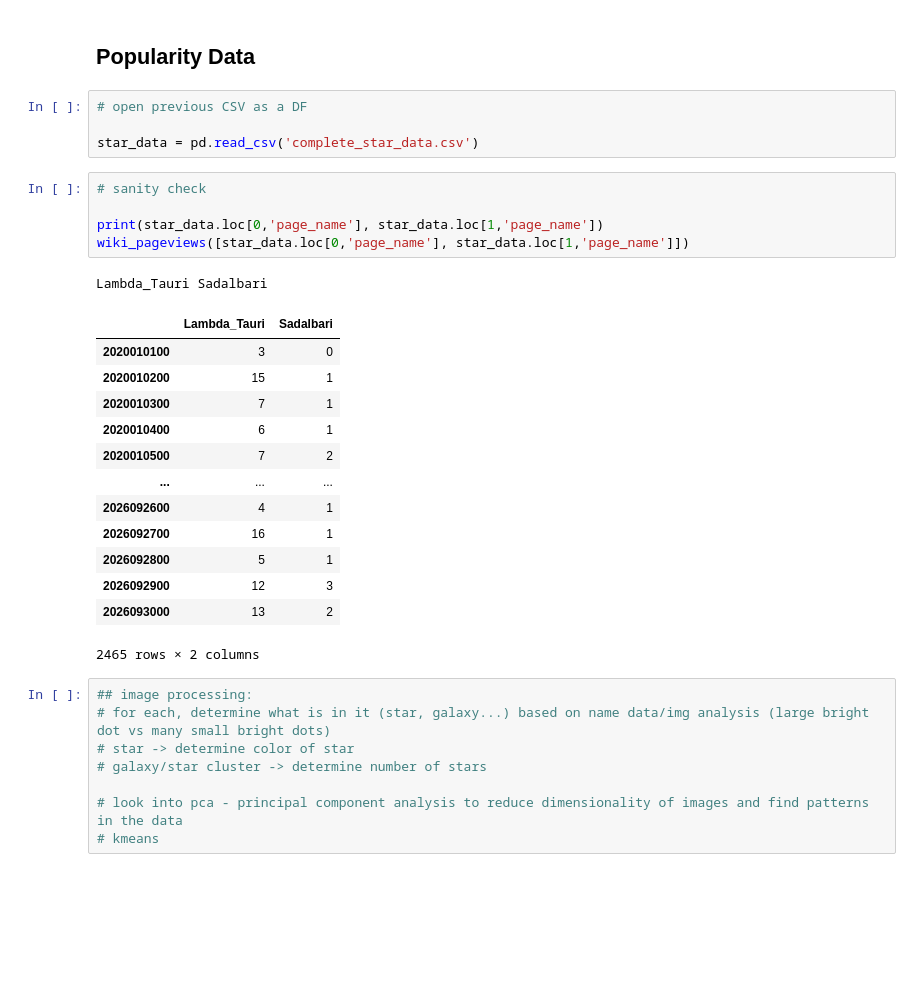
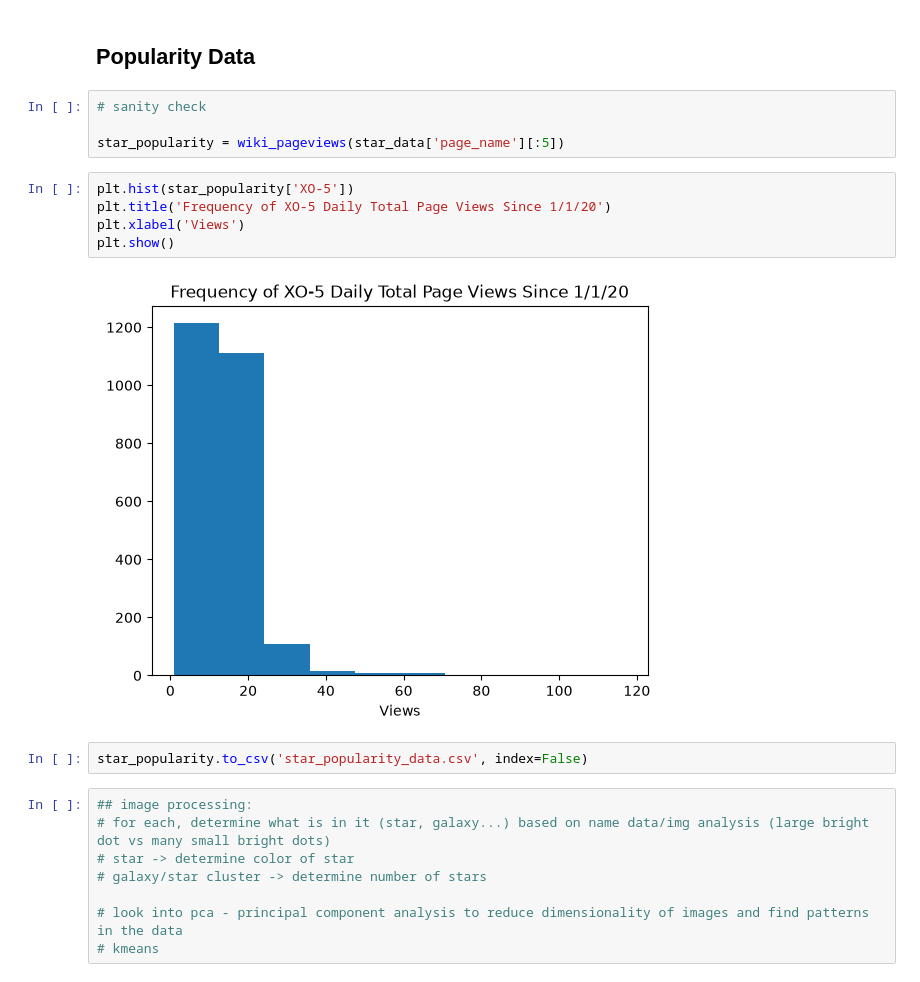
Before and after one commit to etu8924/CelestialCelebs, a Jupyter notebook: sophia_research/img_processing.ipynb, the cells around one changed output. Saved outputs shown, nothing was run; the diff lists cells and outputs as text; blank space fills up the shorter version.

```diff
--- a/sophia_research/img_processing.ipynb
+++ b/sophia_research/img_processing.ipynb
@@ -180,29 +141,18 @@ retrieving image for Karaka (HD 137388)...
 # %% [markdown]
 ## Popularity Data
-# %%
-# open previous CSV as a DF
-
-star_data = pd.read_csv('complete_star_data.csv')
 # %%
 # sanity check
 
-print(star_data.loc[0,'page_name'], star_data.loc[1,'page_name'])
-wiki_pageviews([star_data.loc[0,'page_name'], star_data.loc[1,'page_name']])
+star_popularity = wiki_pageviews(star_data['page_name'][:5])
-# %% [output]
-Lambda_Tauri Sadalbari
-|  | Lambda_Tauri | Sadalbari |
-| 2020010100 | 3 | 0 |
-| 2020010200 | 15 | 1 |
-| 2020010300 | 7 | 1 |
-| 2020010400 | 6 | 1 |
-| 2020010500 | 7 | 2 |
-| ... | ... | ... |
-| 2026092600 | 4 | 1 |
-| 2026092700 | 16 | 1 |
-| 2026092800 | 5 | 1 |
-| 2026092900 | 12 | 3 |
-| 2026093000 | 13 | 2 |
-2465 rows × 2 columns
+# %%
+plt.hist(star_popularity['XO-5'])
+plt.title('Frequency of XO-5 Daily Total Page Views Since 1/1/20')
+plt.xlabel('Views')
+plt.show()
+# %% [output]
+[figure, added]
+# %%
+star_popularity.to_csv('star_popularity_data.csv', index=False)
 # %%
 ## image processing:
 # for each, determine what is in it (star, galaxy...) based on name data/img analysis (large bright dot vs many small bright dots)
```
Also changed, not shown: parts of 3 cells of this notebook.
